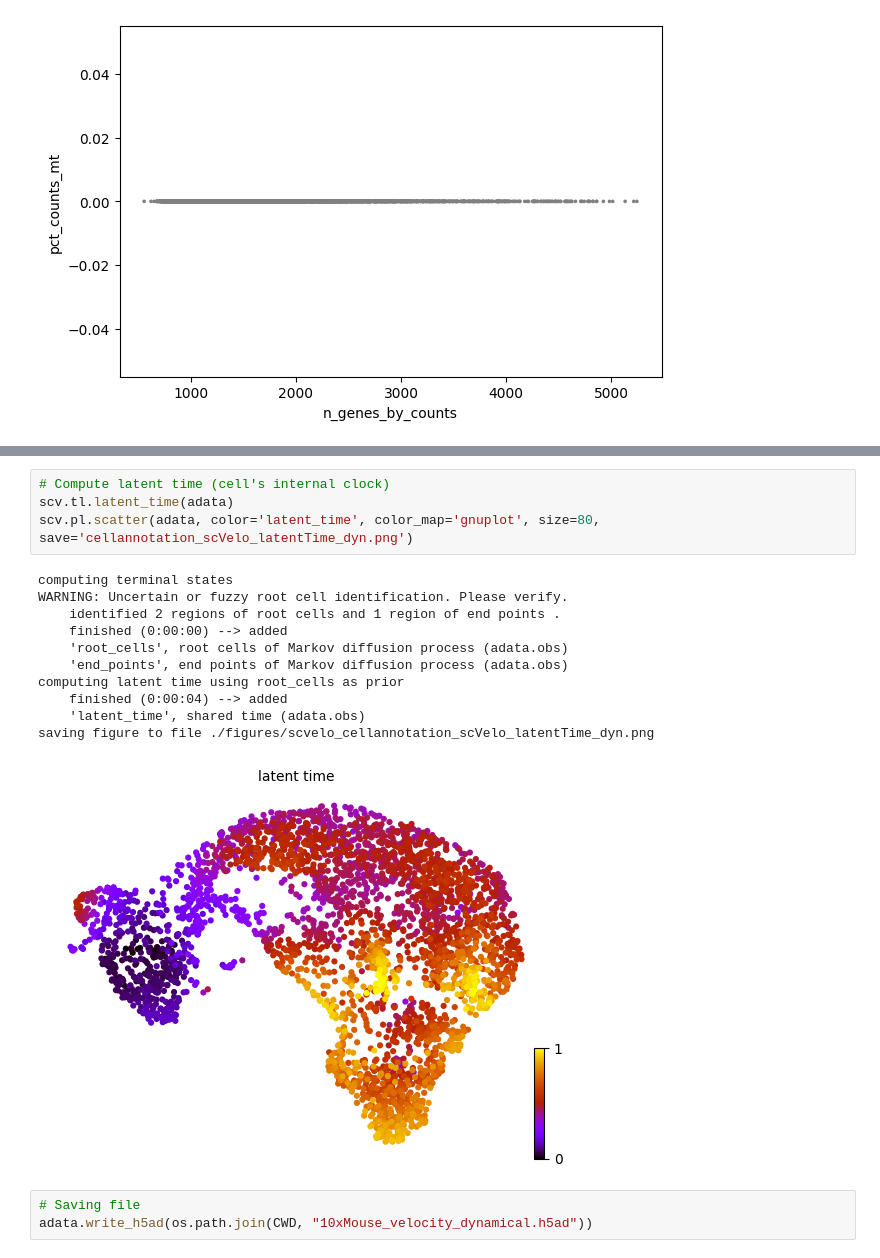
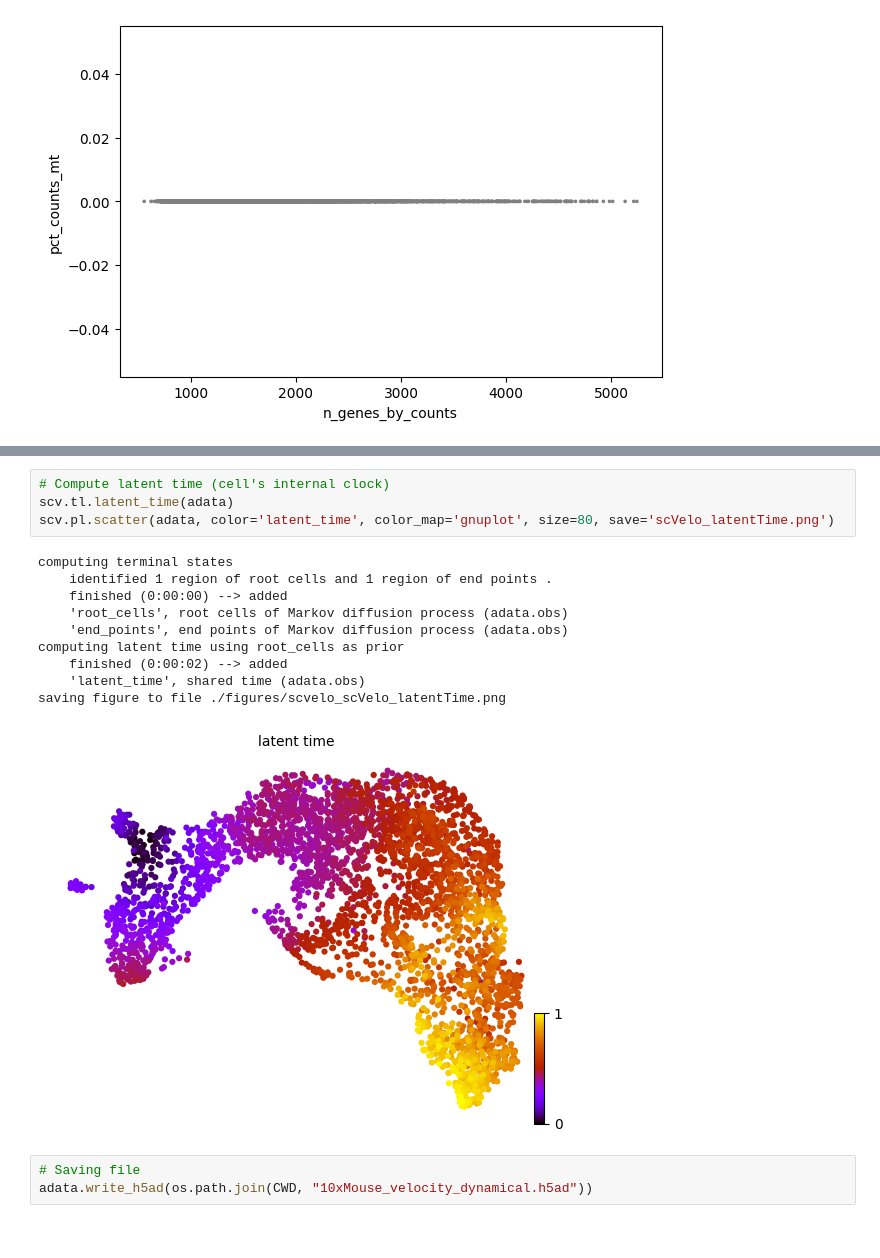
Before and after one commit to smilies-polito/atlas-experiments, a Jupyter notebook: scRNA_10xMouseLoom_Preprocessing.ipynb, the cells around one changed output, grey strips where cells are left out. Drawn from its saved outputs; the diff is of its cells as text.

```diff
--- a/scRNA_10xMouseLoom_Preprocessing.ipynb
+++ b/scRNA_10xMouseLoom_Preprocessing.ipynb
@@ -163,19 +147,18 @@ saving figure to file ./figures/scvelo_cellannotation_scVelo_velocity_dyn.png
 # %%
 # Compute latent time (cell's internal clock)
 scv.tl.latent_time(adata)
-scv.pl.scatter(adata, color='latent_time', color_map='gnuplot', size=80, save='cellannotation_scVelo_latentTime_dyn.png')
+scv.pl.scatter(adata, color='latent_time', color_map='gnuplot', size=80, save='scVelo_latentTime.png')
 # %% [output]
 computing terminal states
-WARNING: Uncertain or fuzzy root cell identification. Please verify.
-    identified 2 regions of root cells and 1 region of end points .
+    identified 1 region of root cells and 1 region of end points .
     finished (0:00:00) --> added
     'root_cells', root cells of Markov diffusion process (adata.obs)
     'end_points', end points of Markov diffusion process (adata.obs)
 computing latent time using root_cells as prior
-    finished (0:00:04) --> added
+    finished (0:00:02) --> added
     'latent_time', shared time (adata.obs)
-saving figure to file ./figures/scvelo_cellannotation_scVelo_latentTime_dyn.png
+saving figure to file ./figures/scvelo_scVelo_latentTime.png
-[figure, old version]
+[figure, new version]
 # %%
 # Saving file
 adata.write_h5ad(os.path.join(CWD, "10xMouse_velocity_dynamical.h5ad"))
```
Also changed, not shown: parts of 25 cells of this notebook.
